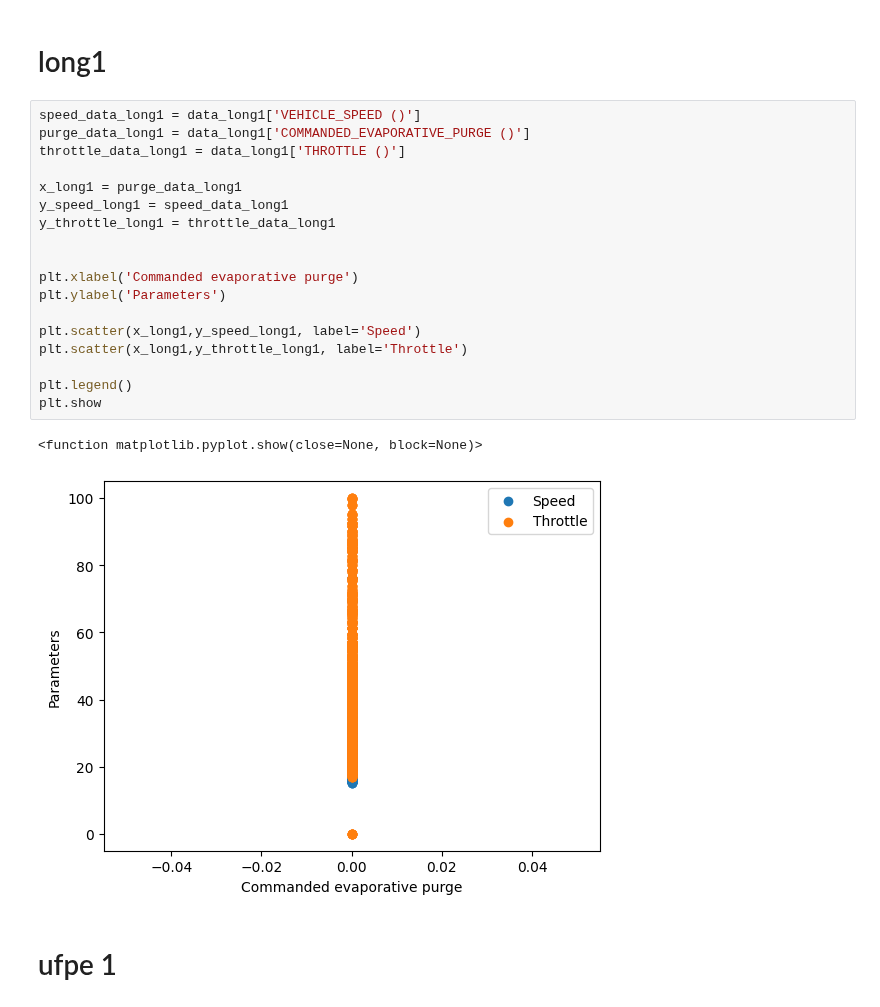
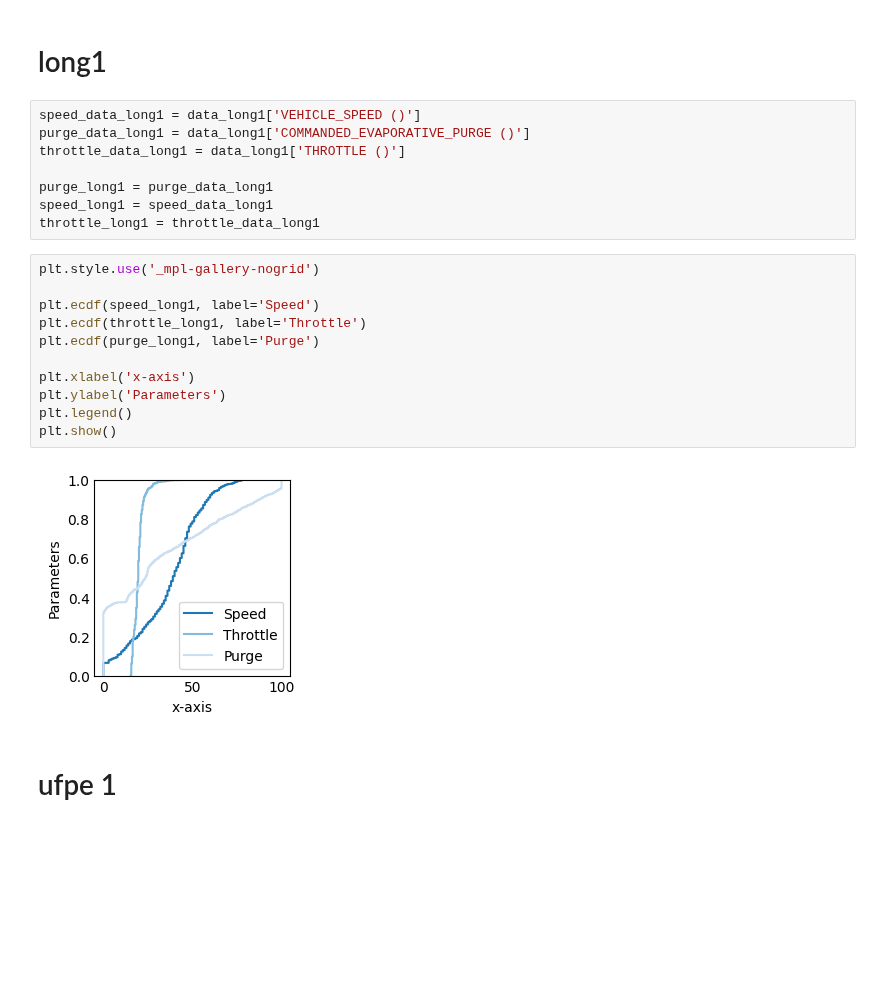
Before and after one commit to camila-duarte/verbrennungsmotoren, a Jupyter notebook: analyse/per_parameter.ipynb, the cells around one changed output. Cells and saved outputs as stored; diff of their text form; blank space fills up the shorter version.

```diff
--- a/analyse/per_parameter.ipynb
+++ b/analyse/per_parameter.ipynb
@@ -131,25 +130,25 @@ plt.show
 # %% [markdown]
 # long1
-# %%
-speed_data_long1 = data_long1['VEHICLE_SPEED ()']
-purge_data_long1 = data_long1['COMMANDED_EVAPORATIVE_PURGE ()']
-throttle_data_long1 = data_long1['THROTTLE ()']
-
-x_long1 = purge_data_long1
-y_speed_long1 = speed_data_long1
-y_throttle_long1 = throttle_data_long1
-
-
-plt.xlabel('Commanded evaporative purge')
-plt.ylabel('Parameters')
-
-plt.scatter(x_long1,y_speed_long1, label='Speed')
-plt.scatter(x_long1,y_throttle_long1, label='Throttle')
-
-plt.legend()
-plt.show
-# %% [output]
-<function matplotlib.pyplot.show(close=None, block=None)>
-[figure, removed]
+# %%
+speed_data_long1 = data_long1['VEHICLE_SPEED ()']
+purge_data_long1 = data_long1['COMMANDED_EVAPORATIVE_PURGE ()']
+throttle_data_long1 = data_long1['THROTTLE ()']
+
+purge_long1 = purge_data_long1
+speed_long1 = speed_data_long1
+throttle_long1 = throttle_data_long1
+# %%
+plt.style.use('_mpl-gallery-nogrid')
+
+plt.ecdf(speed_long1, label='Speed')
+plt.ecdf(throttle_long1, label='Throttle')
+plt.ecdf(purge_long1, label='Purge')
+
+plt.xlabel('x-axis')
+plt.ylabel('Parameters')
+plt.legend()
+plt.show()
+# %% [output]
+[figure, added]
 # %% [markdown]
 # ufpe 1
```
Also changed, not shown: parts of 5 cells of this notebook, 1 other file.
